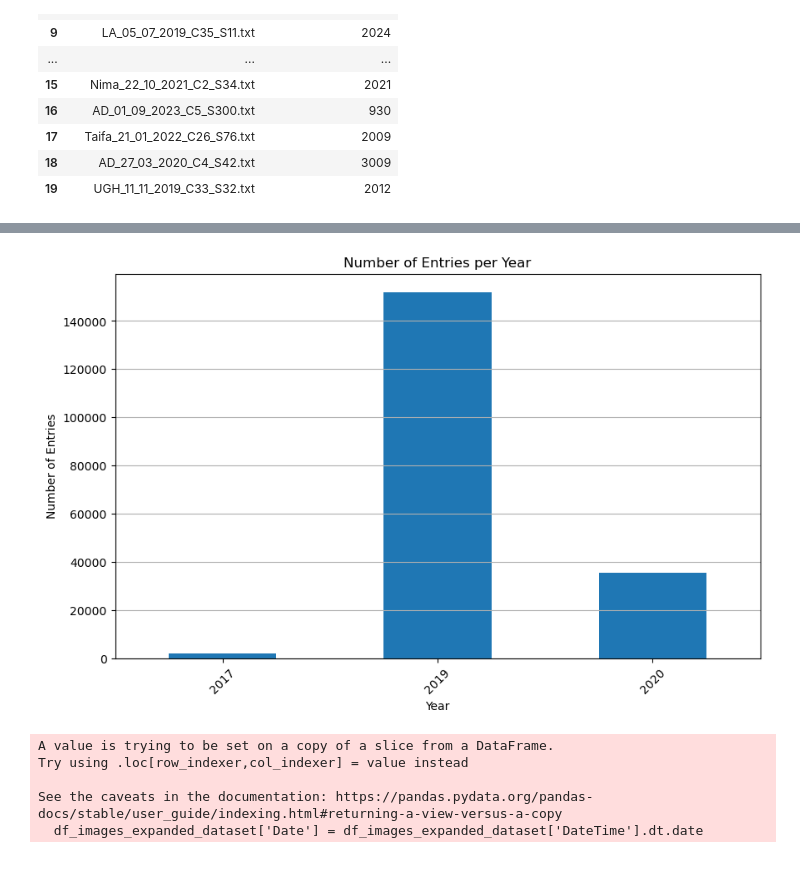
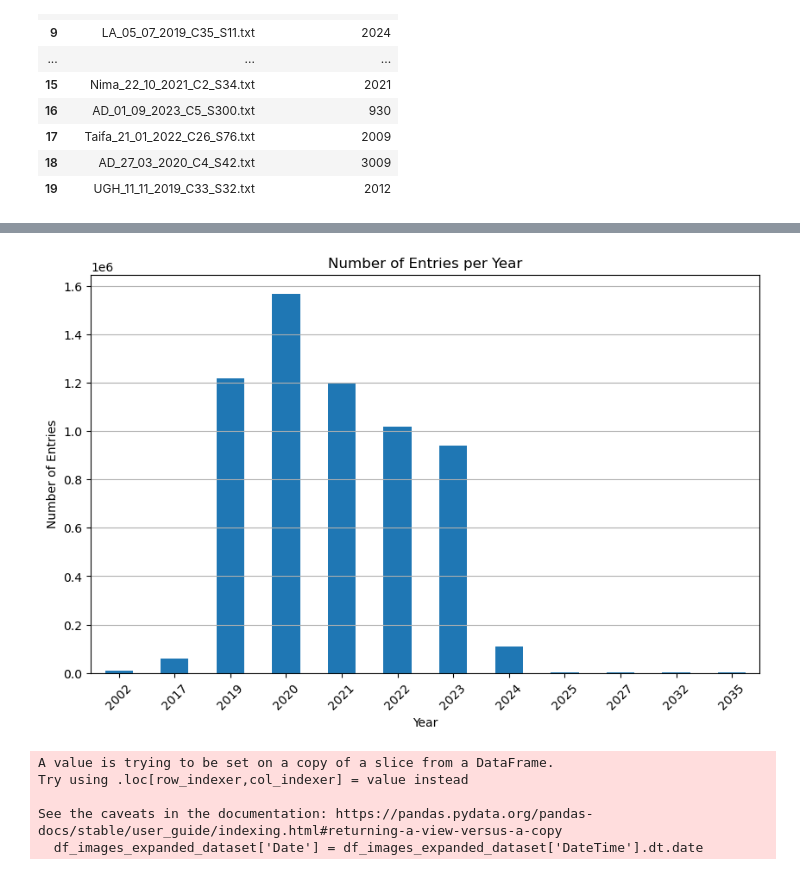
Before and after one commit to thicknavyrain/RDS_image_inventory, a Jupyter notebook: RDS Imagery Inventory Investigation.ipynb, the cells around one changed output, grey strips where cells are left out. Cells and saved outputs as stored; diff of their text form; code cells hidden in the pictures.

Commit message:
Notebook code in place for extracting all file information

```diff
--- a/RDS Imagery Inventory Investigation.ipynb
+++ b/RDS Imagery Inventory Investigation.ipynb
@@ -149,24 +177,25 @@ len(df_expanded_dataset)
 # %%
 import matplotlib.pyplot as plt
+import pandas as pd  # Make sure pandas is imported
 
-# Extract the year from each datetime entry
+# Ensure 'DateTime' column is treated as datetime type
+df_expanded_dataset['DateTime'] = pd.to_datetime(df_expanded_dataset['DateTime'])
+
+# Now, extracting the year should work without errors
 df_expanded_dataset['Year'] = df_expanded_dataset['DateTime'].dt.year
 
-# Count the number of entries per year
+# Proceed with your plotting
 year_counts = df_expanded_dataset['Year'].value_counts().sort_index()
-
-# Plotting the histogram
 plt.figure(figsize=(10, 6))
 year_counts.plot(kind='bar')
 plt.title('Number of Entries per Year')
 plt.xlabel('Year')
 plt.ylabel('Number of Entries')
 plt.xticks(rotation=45)
 plt.grid(axis='y')
-
 plt.show()
 # %% [output]
-[figure, old version]
+[figure, new version]
 # %%
 import matplotlib.pyplot as plt
 import matplotlib.dates as mdates
```
Also changed, not shown: parts of 2 cells of this notebook.
